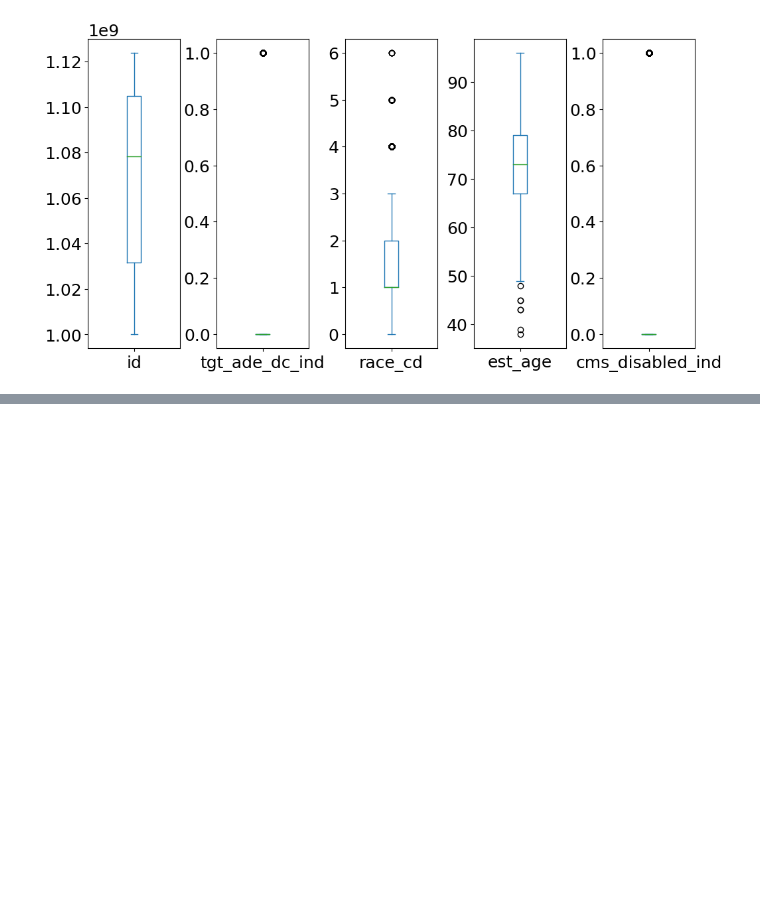
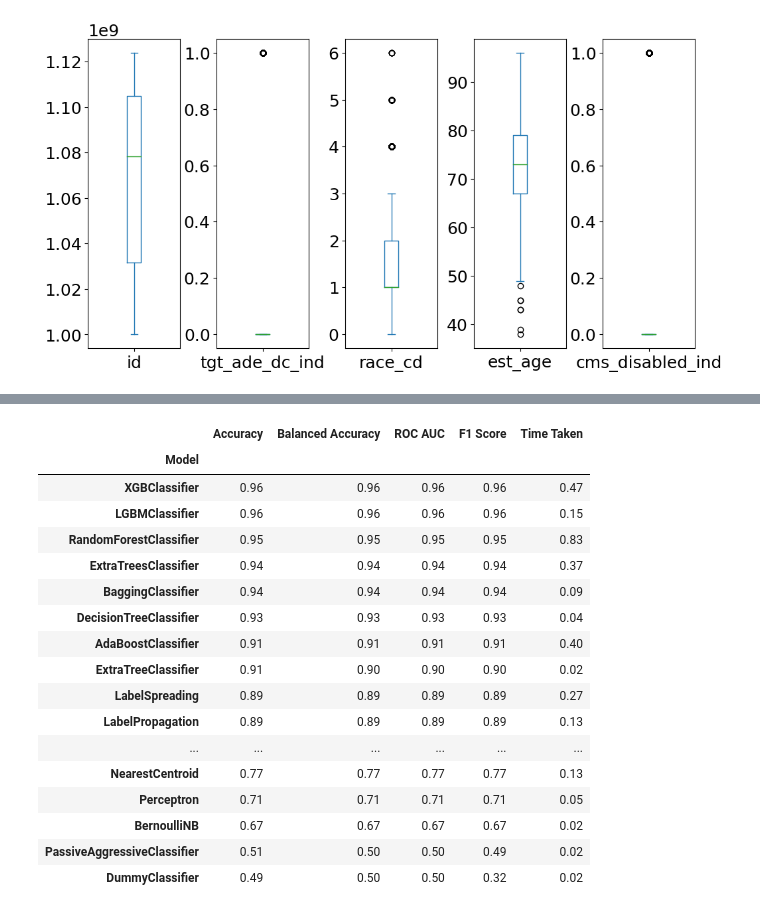
Before and after one commit to ranand97/ranand97, a Jupyter notebook: HumanaCompetion.ipynb, the cells around one changed output, grey strips where cells are left out. Cells and saved outputs as stored; diff of their text form; code cells hidden in the pictures; blank space fills up the shorter version.

```diff
--- a/HumanaCompetion.ipynb
+++ b/HumanaCompetion.ipynb
@@ -111,0 +138,4 @@ ValueError: ignored
+# %%
+x = minmax_scale(x_res)
+# %%
+X_train, X_test, y_train, y_test = train_test_split(x, y_res, test_size=.2,random_state =123)
@@ -111,0 +170,6 @@ ValueError: ignored
+# %%
+import lazypredict
+from lazypredict.Supervised import LazyClassifier
+clf = LazyClassifier(verbose=0,ignore_warnings=True, custom_metric=None)
+# %%
+models,predictions = clf.fit(X_train, X_test, y_train, y_test)
@@ -111,0 +186,21 @@ ValueError: ignored
+# %%
+models
+# %% [output]
+|  | Accuracy | Balanced Accuracy | ROC AUC | F1 Score | Time Taken |
+| Model |  |  |  |  |  |
+| XGBClassifier | 0.96 | 0.96 | 0.96 | 0.96 | 0.47 |
+| LGBMClassifier | 0.96 | 0.96 | 0.96 | 0.96 | 0.15 |
+| RandomForestClassifier | 0.95 | 0.95 | 0.95 | 0.95 | 0.83 |
+| ExtraTreesClassifier | 0.94 | 0.94 | 0.94 | 0.94 | 0.37 |
+| BaggingClassifier | 0.94 | 0.94 | 0.94 | 0.94 | 0.09 |
+| DecisionTreeClassifier | 0.93 | 0.93 | 0.93 | 0.93 | 0.04 |
+| AdaBoostClassifier | 0.91 | 0.91 | 0.91 | 0.91 | 0.40 |
+| ExtraTreeClassifier | 0.91 | 0.90 | 0.90 | 0.90 | 0.02 |
+| LabelSpreading | 0.89 | 0.89 | 0.89 | 0.89 | 0.27 |
+| LabelPropagation | 0.89 | 0.89 | 0.89 | 0.89 | 0.13 |
+| ... | ... | ... | ... | ... | ... |
+| NearestCentroid | 0.77 | 0.77 | 0.77 | 0.77 | 0.13 |
+| Perceptron | 0.71 | 0.71 | 0.71 | 0.71 | 0.05 |
+| BernoulliNB | 0.67 | 0.67 | 0.67 | 0.67 | 0.02 |
+| PassiveAggressiveClassifier | 0.51 | 0.50 | 0.50 | 0.49 | 0.02 |
+| DummyClassifier | 0.49 | 0.50 | 0.50 | 0.32 | 0.02 |
```
Also changed, not shown: parts of 12 cells of this notebook.
